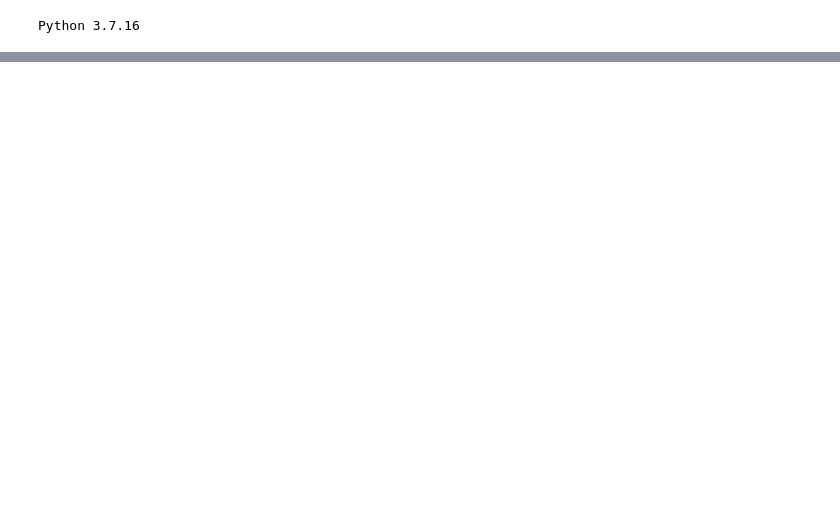
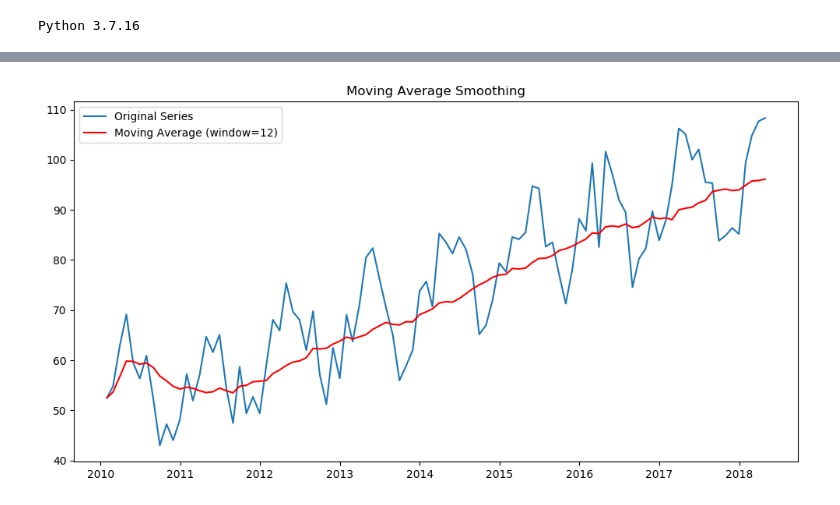
Before and after one commit to kangspa/ADP-study, a Jupyter notebook: PracticeTest/practice.ipynb, the cells around one changed output, grey strips where cells are left out. Cells and saved outputs as stored; diff of their text form; code cells hidden in the pictures; blank space fills up the shorter version.

```diff
--- a/PracticeTest/practice.ipynb
+++ b/PracticeTest/practice.ipynb
@@ -188,0 +278,11 @@ NameError: name 'fpgrowth' is not defined
+# %%
+ts_ma = ts.rolling(window=12, min_periods=1).mean()
+
+plt.figure(figsize=(12, 6))
+plt.plot(ts, label='Original Series')
+plt.plot(ts_ma, label='Moving Average (window=12)', color='red')
+plt.title('Moving Average Smoothing')
+plt.legend()
+plt.show()
+# %% [output]
+[figure, added]
```
Also changed, not shown: parts of 33 cells of this notebook, 3 other files.
